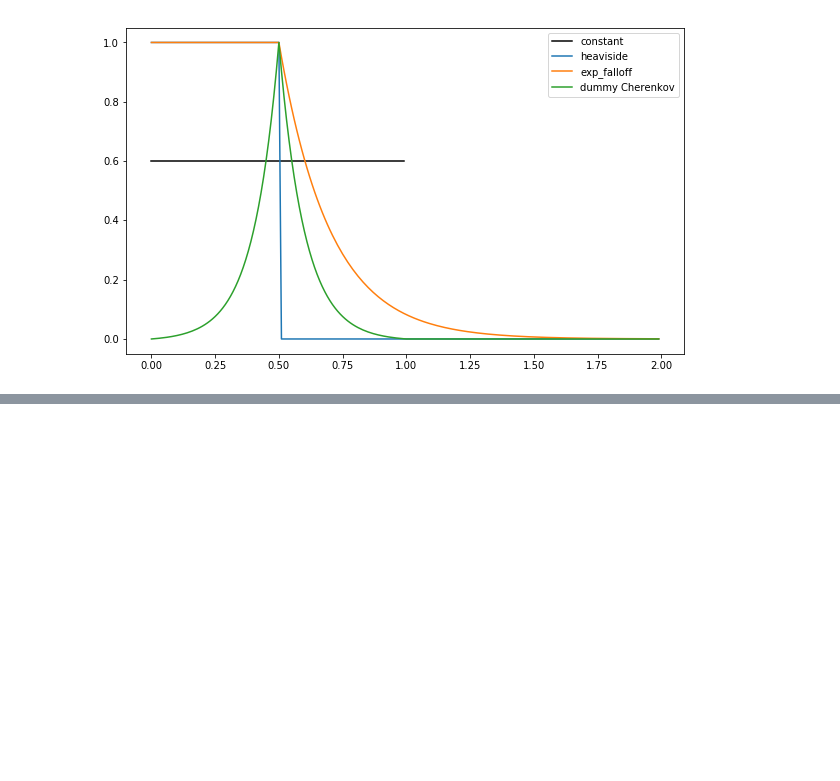
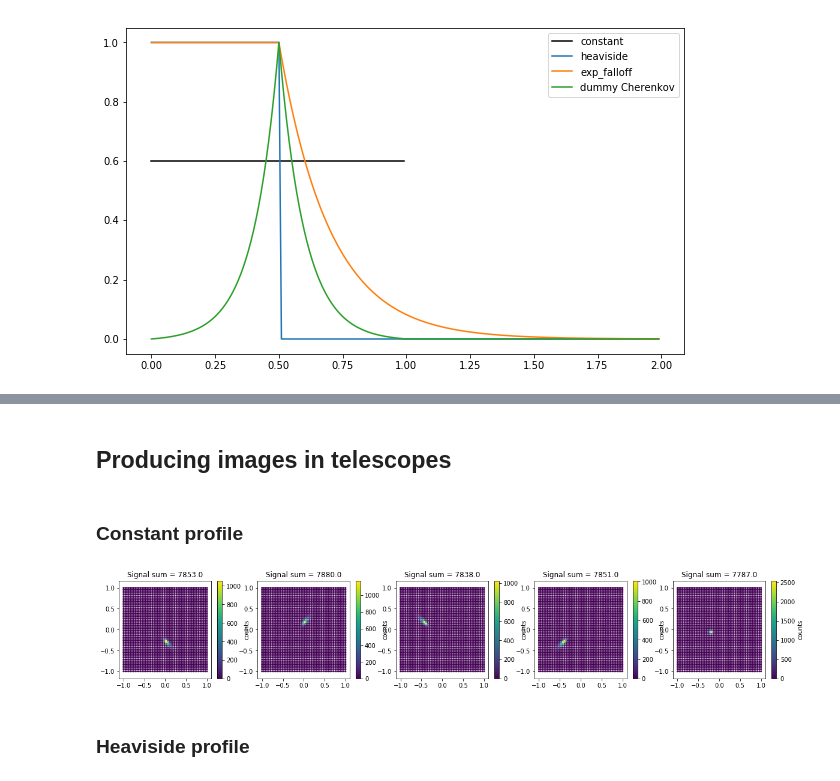
Before and after one commit to vuillaut/pschitt, a Jupyter notebook: notebooks/angular_emission_profiles.ipynb, the cells around one changed output, grey strips where cells are left out. Drawn from its saved outputs; the diff is of its cells as text; code cells hidden in the pictures; blank space fills up the shorter version.

Commit message:
update notebook on angular emission profiles

```diff
--- a/notebooks/angular_emission_profiles.ipynb
+++ b/notebooks/angular_emission_profiles.ipynb
@@ -22,0 +72,2 @@ ax1.legend()
+# %% [markdown]
+## Producing images in telescopes
@@ -22,0 +77,2 @@ ax1.legend()
+# %% [markdown]
+### Constant profile
@@ -22,0 +84,9 @@ ax1.legend()
+# %%
+fig, axes = plt.subplots(1, len(alltel), figsize=(20,3))
+for tel, ax in zip(alltel, axes):
+    ax = viz.display_camera_image(tel, s=4, ax=ax);
+    ax.set_title("Signal sum = {}".format(tel.signal_hist.sum()))
+# %% [output]
+[figure, added]
+# %% [markdown]
+### Heaviside profile
```
Also changed, not shown: parts of 26 cells of this notebook.
